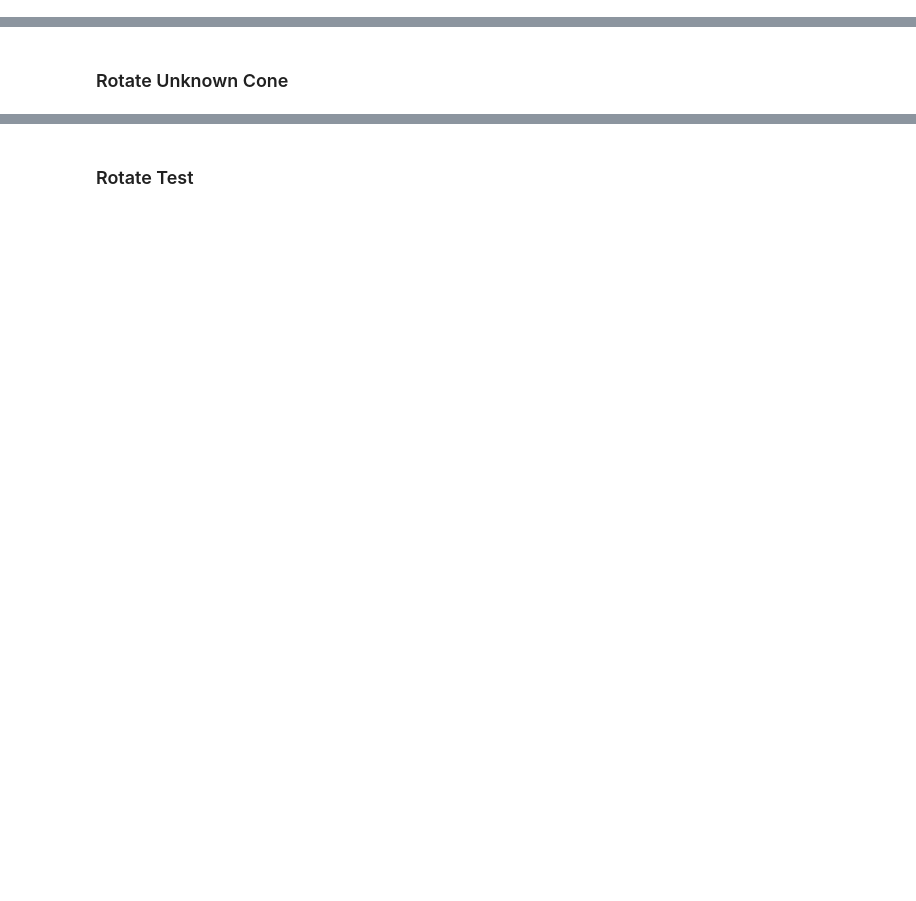
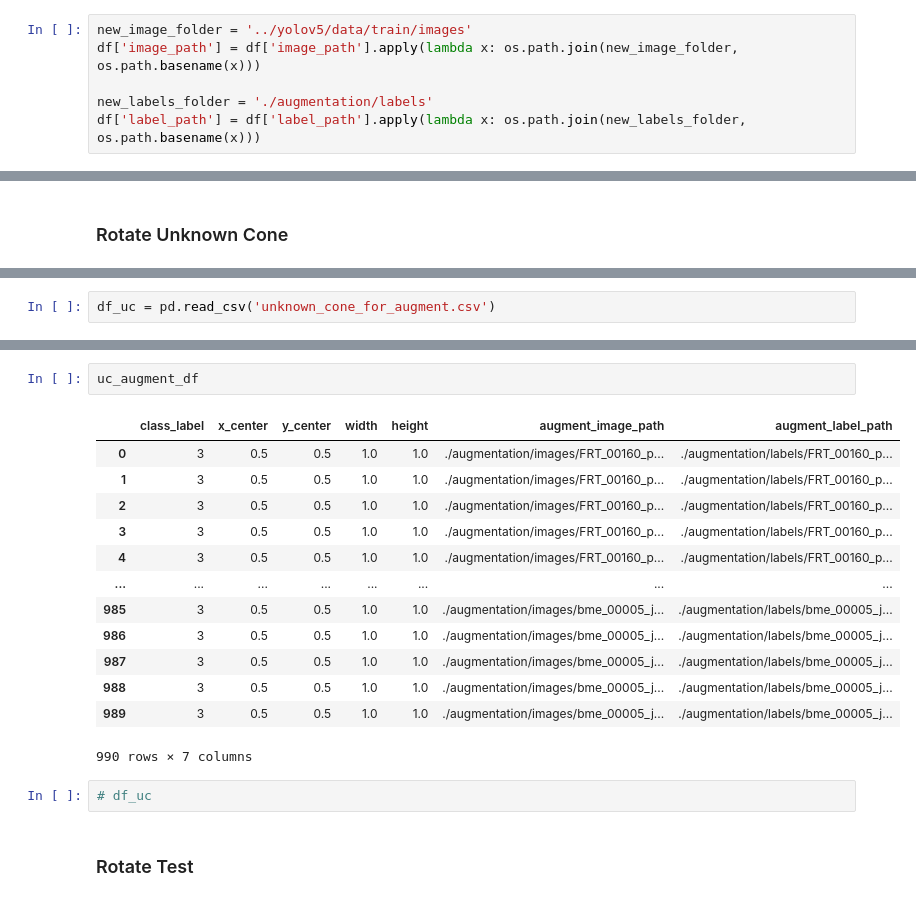
Before and after one commit to Zawar92/YOLOv5_FOSOCO_Dataset, a Jupyter notebook: prepare_clean_data/augmentation_rotate_crops.ipynb, the cells around one changed output, grey strips where cells are left out. Drawn from its saved outputs; the diff is of its cells as text; blank space fills up the shorter version.

```diff
--- a/prepare_clean_data/augmentation_rotate_crops.ipynb
+++ b/prepare_clean_data/augmentation_rotate_crops.ipynb
@@ -14,3 +15,9 @@ labels_directory_path = "./rotate/labels"
 create_destination_setup(img_directory_path, labels_directory_path)
 # %%
 df = pd.read_csv('cropped_640_by_640.csv', index_col=0)
+# %%
+new_image_folder = '../yolov5/data/train/images'
+df['image_path'] = df['image_path'].apply(lambda x: os.path.join(new_image_folder, os.path.basename(x)))
+
+new_labels_folder = './augmentation/labels'
+df['label_path'] = df['label_path'].apply(lambda x: os.path.join(new_labels_folder, os.path.basename(x)))
@@ -248,0 +251,2 @@ writting : ./rotate/labels/bme_00005_jpg_unknown_cone_9_270.txt
+# %%
+df_uc = pd.read_csv('unknown_cone_for_augment.csv')
@@ -249,3 +403,21 @@ writting : ./rotate/labels/bme_00005_jpg_unknown_cone_9_270.txt
+# %%
+uc_augment_df
+# %% [output]
+|  | class_label | x_center | y_center | width | height | augment_image_path | augment_label_path |
+| 0 | 3 | 0.5 | 0.5 | 1.0 | 1.0 | ./augmentation/images/FRT_00160_p... | ./augmentation/labels/FRT_00160_p... |
+| 1 | 3 | 0.5 | 0.5 | 1.0 | 1.0 | ./augmentation/images/FRT_00160_p... | ./augmentation/labels/FRT_00160_p... |
+| 2 | 3 | 0.5 | 0.5 | 1.0 | 1.0 | ./augmentation/images/FRT_00160_p... | ./augmentation/labels/FRT_00160_p... |
+| 3 | 3 | 0.5 | 0.5 | 1.0 | 1.0 | ./augmentation/images/FRT_00160_p... | ./augmentation/labels/FRT_00160_p... |
+| 4 | 3 | 0.5 | 0.5 | 1.0 | 1.0 | ./augmentation/images/FRT_00160_p... | ./augmentation/labels/FRT_00160_p... |
+| ... | ... | ... | ... | ... | ... | ... | ... |
+| 985 | 3 | 0.5 | 0.5 | 1.0 | 1.0 | ./augmentation/images/bme_00005_j... | ./augmentation/labels/bme_00005_j... |
+| 986 | 3 | 0.5 | 0.5 | 1.0 | 1.0 | ./augmentation/images/bme_00005_j... | ./augmentation/labels/bme_00005_j... |
+| 987 | 3 | 0.5 | 0.5 | 1.0 | 1.0 | ./augmentation/images/bme_00005_j... | ./augmentation/labels/bme_00005_j... |
+| 988 | 3 | 0.5 | 0.5 | 1.0 | 1.0 | ./augmentation/images/bme_00005_j... | ./augmentation/labels/bme_00005_j... |
+| 989 | 3 | 0.5 | 0.5 | 1.0 | 1.0 | ./augmentation/images/bme_00005_j... | ./augmentation/labels/bme_00005_j... |
+990 rows × 7 columns
+# %%
+# df_uc
 # %% [markdown]
 ### Rotate Test
 # %%
```
Also changed, not shown: parts of 14 cells of this notebook, 16 other files.
